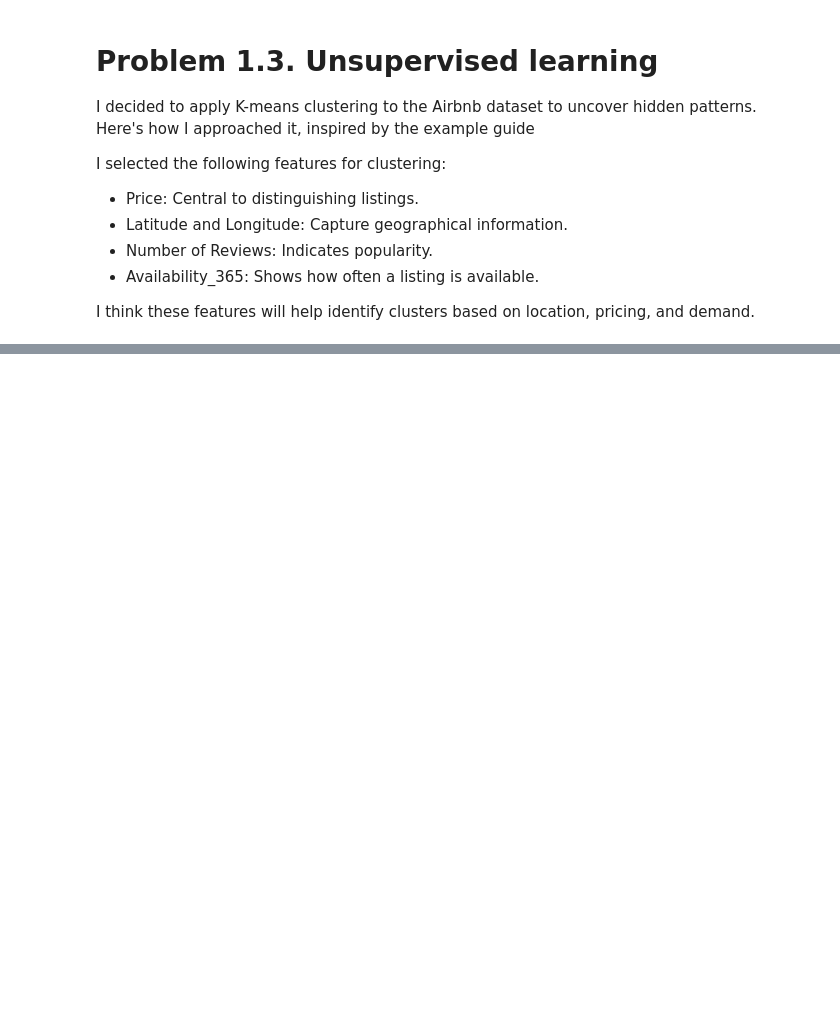
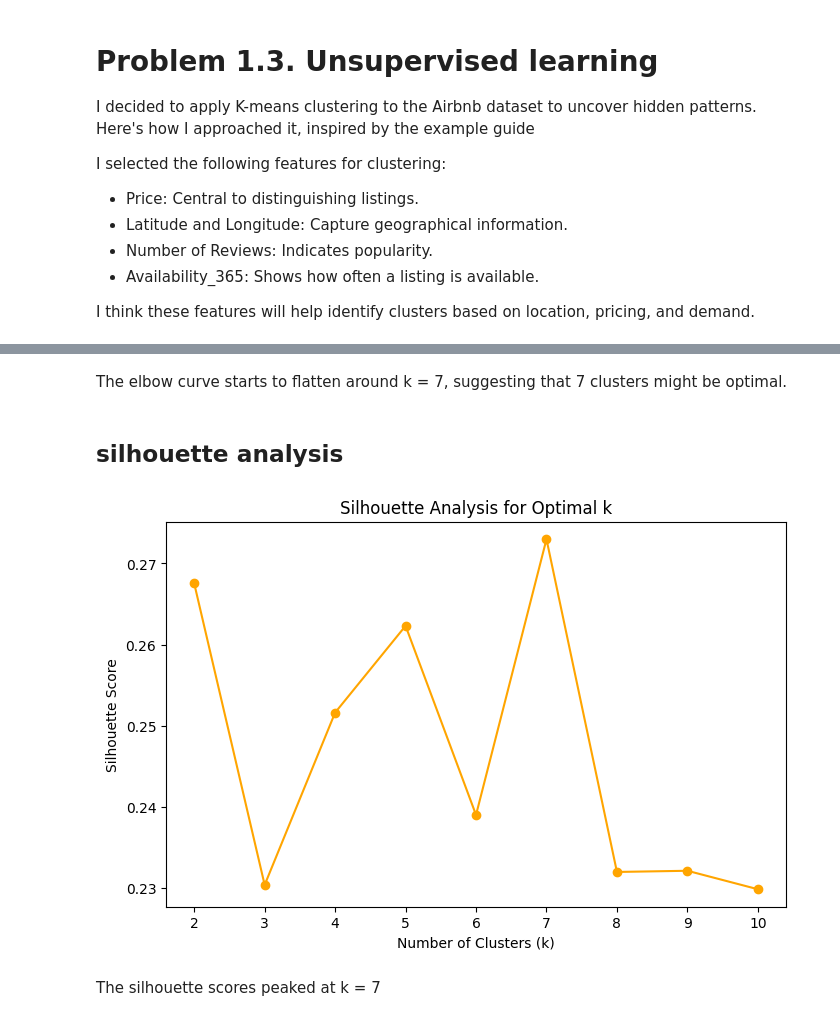
Before and after one commit to duorfan/530AI, a Jupyter notebook: supervised&unsupervised.ipynb, the cells around one changed output, grey strips where cells are left out. Saved outputs shown, nothing was run; the diff lists cells and outputs as text; code cells hidden in the pictures; blank space fills up the shorter version.

```diff
--- a/supervised&unsupervised.ipynb
+++ b/supervised&unsupervised.ipynb
@@ -550,0 +438,26 @@ plt.show()
+# %% [markdown]
+The elbow curve starts to flatten around k = 7, suggesting that 7 clusters might be optimal.
+# %% [markdown]
+## silhouette analysis
+# %%
+from sklearn.metrics import silhouette_score
+
+silhouette_scores = []
+
+for k in K:
+    kmeans = KMeans(n_clusters=k, random_state=42)
+    kmeans.fit(X_scaled)
+    score = silhouette_score(X_scaled, kmeans.labels_)
+    silhouette_scores.append(score)
+
+# Plotting Silhouette Scores
+plt.figure(figsize=(8, 5))
+plt.plot(K, silhouette_scores, marker='o', color='orange')
+plt.xlabel('Number of Clusters (k)')
+plt.ylabel('Silhouette Score')
+plt.title('Silhouette Analysis for Optimal k')
+plt.show()
+# %% [output]
+[figure, added]
+# %% [markdown]
+The silhouette scores peaked at k = 7
```
Also changed, not shown: parts of 43 cells of this notebook, 1 other file.
